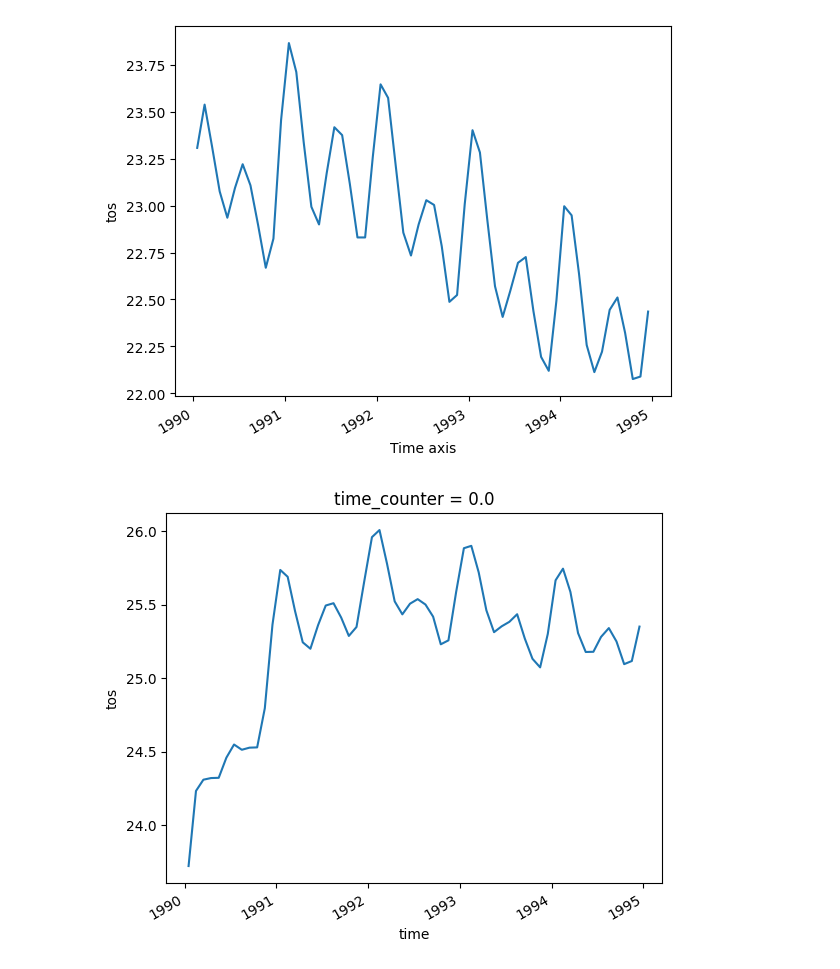
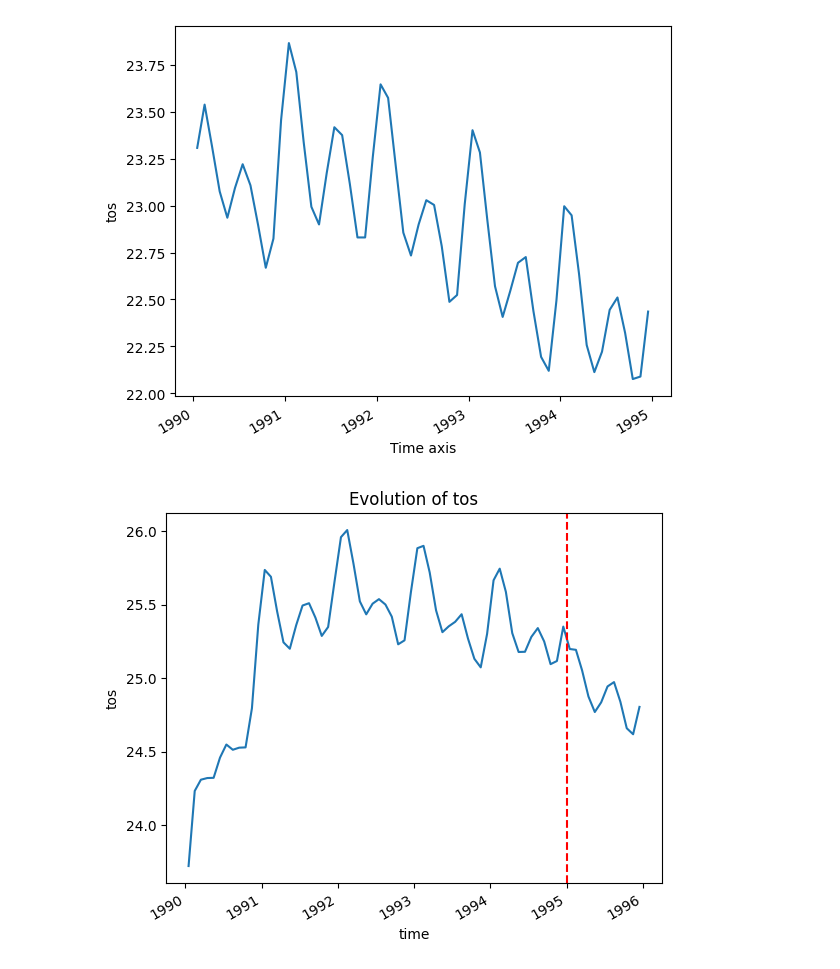
Before and after one commit to asozza/stece, a Jupyter notebook: martini/temperature_check.ipynb, the cells around one changed output. Saved outputs shown, nothing was run; the diff lists cells and outputs as text; code cells hidden in the pictures.

```diff
--- a/martini/temperature_check.ipynb
+++ b/martini/temperature_check.ipynb
@@ -29,7 +31,7 @@ Coordinates:
 Dimensions without coordinates: y, x
 # %%
 filelist = glob.glob(os.path.join(expdir, 'res1_oce_1m_T_*.nc'))
-gridT = xr.open_mfdataset(filelist[1:], preprocess=preproc_nemo)
+gridT = xr.open_mfdataset(filelist, preprocess=preproc_nemo)
 #gridT = preproc_nemo(gridT)
 gridT
 # %% [output]
@@ -57,6 +59,10 @@ out = gridT.tos.mean(dim=['y', 'x']).plot()
 # %% [output]
 [figure]
 # %%
-out = gridT.tos.weighted(areacello).mean(dim=['y', 'x']).plot()
+out = gridT.tos.weighted(areacello).mean(dim=['y', 'x'])
+plot = out.plot()
+plt.axvline(pd.to_datetime('1995-01-01'), color='red', linestyle='--')
+plt.title('Evolution of tos')
+plt.show()
 # %% [output]
-[figure, old version]
+[figure, new version]
```
Also changed, not shown: parts of 2 cells of this notebook, 2 other files.
